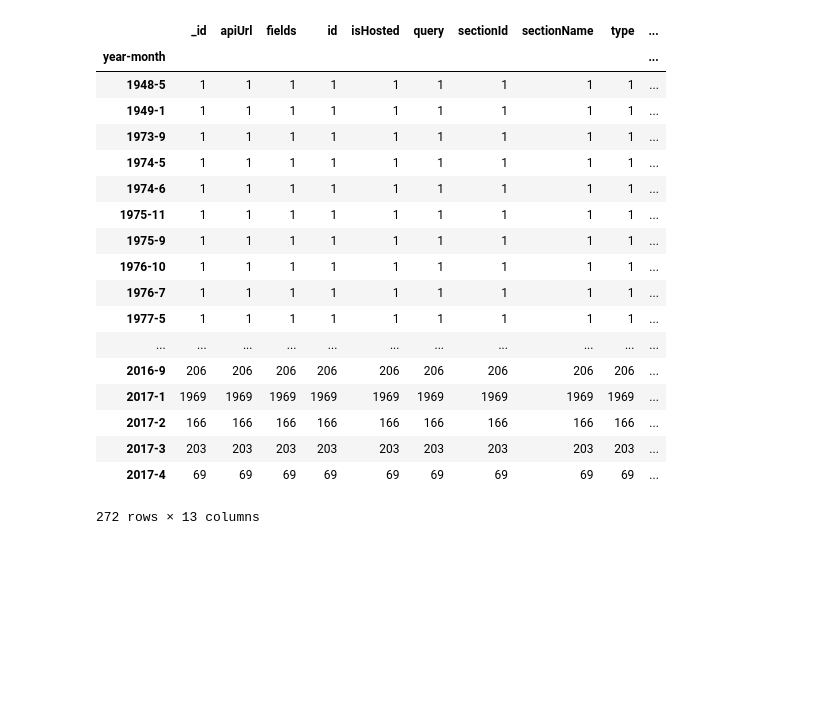
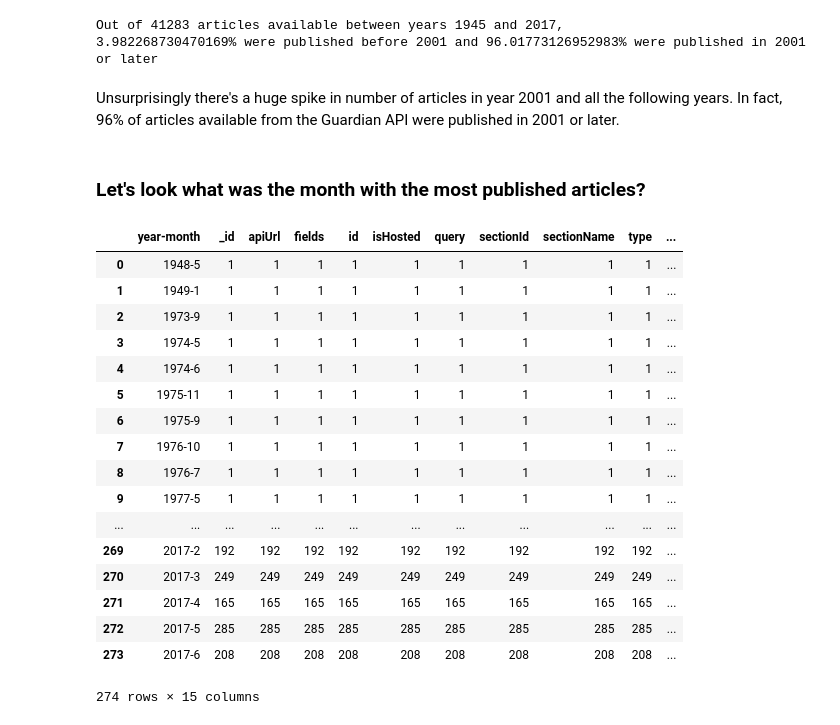
Before and after one commit to zdenekhynek/data-science-capstone, a Jupyter notebook: Exploration.ipynb, the cells around one changed output. Drawn from its saved outputs; the diff is of its cells as text; code cells hidden in the pictures; blank space fills up the shorter version.

```diff
--- a/Exploration.ipynb
+++ b/Exploration.ipynb
@@ -11,7 +13,7 @@ Requirement already satisfied: pymongo in /Users/zdenekhynek/anaconda/lib/python
 # %%
 # connect to mongo collection
 client = MongoClient()
-db = client['capstone']
+db = client['data-science-capstone']
 articles_collection = db.articles
 # %%
 # create dataframe from articles collection
@@ -28,3 +30,9 @@ terrorist_df.head()
 # %%
 # add column with datetime format converted from timestamp
 terrorist_df['date'] = pd.to_datetime(terrorist_df['webPublicationDate'])
+# %%
+# sort years by number of articles
+terrorist_df['year'] = terrorist_df.date.dt.year.astype(str)
+year_groups = terrorist_df.groupby('year')
+year_counts = year_groups.count().reset_index()
+year_counts
@@ -31,25 +63,49 @@ terrorist_df['date'] = pd.to_datetime(terrorist_df['webPublicationDate'])
+# %%
+# get all articles before and after (and including) 2001
+before_2001 = year_counts[year_counts['year'] < '2001']
+after_2001 = year_counts[year_counts['year'] >= '2001']
+
+# get sums
+before_2001_sum = before_2001['id'].sum()
+after_2001_sum = after_2001['id'].sum()
+
+# get portions
+total = before_2001_sum + after_2001_sum
+before_portion = (before_2001_sum / total) * 100
+after_portion = (after_2001_sum / total) * 100
+
+print("""Out of {0} articles available between years 1945 and 2017,
+{1}% were published before 2001 and {2}% were published in 2001 or later"""
+      .format(total, before_portion, after_portion))
+# %% [output]
+Out of 41283 articles available between years 1945 and 2017,
+3.982268730470169% were published before 2001 and 96.01773126952983% were published in 2001 or later
+# %% [markdown]
+Unsurprisingly there's a huge spike in number of articles in year 2001 and all the following years. In fact, 96% of articles available from the Guardian API were published in 2001 or later.
+# %% [markdown]
+### Let's look what was the month with the most published articles?
 # %%
 # group by year-month
 terrorist_df['year-month'] = terrorist_df.date.dt.year.astype(str) + '-' + terrorist_df.date.dt.month.astype(str)
 grouped = terrorist_df.groupby('year-month')
-grouped.count()
+group_counts = grouped.count().reset_index()
+group_counts
 # %% [output]
-|  | _id | apiUrl | fields | id | isHosted | query | sectionId | sectionName | type | ... |
-| year-month |  |  |  |  |  |  |  |  |  | ... |
-| 1948-5 | 1 | 1 | 1 | 1 | 1 | 1 | 1 | 1 | 1 | ... |
-| 1949-1 | 1 | 1 | 1 | 1 | 1 | 1 | 1 | 1 | 1 | ... |
-| 1973-9 | 1 | 1 | 1 | 1 | 1 | 1 | 1 | 1 | 1 | ... |
-| 1974-5 | 1 | 1 | 1 | 1 | 1 | 1 | 1 | 1 | 1 | ... |
-| 1974-6 | 1 | 1 | 1 | 1 | 1 | 1 | 1 | 1 | 1 | ... |
-| 1975-11 | 1 | 1 | 1 | 1 | 1 | 1 | 1 | 1 | 1 | ... |
-| 1975-9 | 1 | 1 | 1 | 1 | 1 | 1 | 1 | 1 | 1 | ... |
-| 1976-10 | 1 | 1 | 1 | 1 | 1 | 1 | 1 | 1 | 1 | ... |
-| 1976-7 | 1 | 1 | 1 | 1 | 1 | 1 | 1 | 1 | 1 | ... |
-| 1977-5 | 1 | 1 | 1 | 1 | 1 | 1 | 1 | 1 | 1 | ... |
-| ... | ... | ... | ... | ... | ... | ... | ... | ... | ... | ... |
-| 2016-9 | 206 | 206 | 206 | 206 | 206 | 206 | 206 | 206 | 206 | ... |
-| 2017-1 | 1969 | 1969 | 1969 | 1969 | 1969 | 1969 | 1969 | 1969 | 1969 | ... |
-| 2017-2 | 166 | 166 | 166 | 166 | 166 | 166 | 166 | 166 | 166 | ... |
-| 2017-3 | 203 | 203 | 203 | 203 | 203 | 203 | 203 | 203 | 203 | ... |
-| 2017-4 | 69 | 69 | 69 | 69 | 69 | 69 | 69 | 69 | 69 | ... |
+|  | year-month | _id | apiUrl | fields | id | isHosted | query | sectionId | sectionName | type | ... |
+| 0 | 1948-5 | 1 | 1 | 1 | 1 | 1 | 1 | 1 | 1 | 1 | ... |
+| 1 | 1949-1 | 1 | 1 | 1 | 1 | 1 | 1 | 1 | 1 | 1 | ... |
+| 2 | 1973-9 | 1 | 1 | 1 | 1 | 1 | 1 | 1 | 1 | 1 | ... |
+| 3 | 1974-5 | 1 | 1 | 1 | 1 | 1 | 1 | 1 | 1 | 1 | ... |
+| 4 | 1974-6 | 1 | 1 | 1 | 1 | 1 | 1 | 1 | 1 | 1 | ... |
+| 5 | 1975-11 | 1 | 1 | 1 | 1 | 1 | 1 | 1 | 1 | 1 | ... |
+| 6 | 1975-9 | 1 | 1 | 1 | 1 | 1 | 1 | 1 | 1 | 1 | ... |
+| 7 | 1976-10 | 1 | 1 | 1 | 1 | 1 | 1 | 1 | 1 | 1 | ... |
+| 8 | 1976-7 | 1 | 1 | 1 | 1 | 1 | 1 | 1 | 1 | 1 | ... |
+| 9 | 1977-5 | 1 | 1 | 1 | 1 | 1 | 1 | 1 | 1 | 1 | ... |
+| ... | ... | ... | ... | ... | ... | ... | ... | ... | ... | ... | ... |
+| 269 | 2017-2 | 192 | 192 | 192 | 192 | 192 | 192 | 192 | 192 | 192 | ... |
+| 270 | 2017-3 | 249 | 249 | 249 | 249 | 249 | 249 | 249 | 249 | 249 | ... |
+| 271 | 2017-4 | 165 | 165 | 165 | 165 | 165 | 165 | 165 | 165 | 165 | ... |
+| 272 | 2017-5 | 285 | 285 | 285 | 285 | 285 | 285 | 285 | 285 | 285 | ... |
+| 273 | 2017-6 | 208 | 208 | 208 | 208 | 208 | 208 | 208 | 208 | 208 | ... |
-272 rows × 13 columns
+274 rows × 15 columns
```
Also changed, not shown: parts of 15 cells of this notebook.
